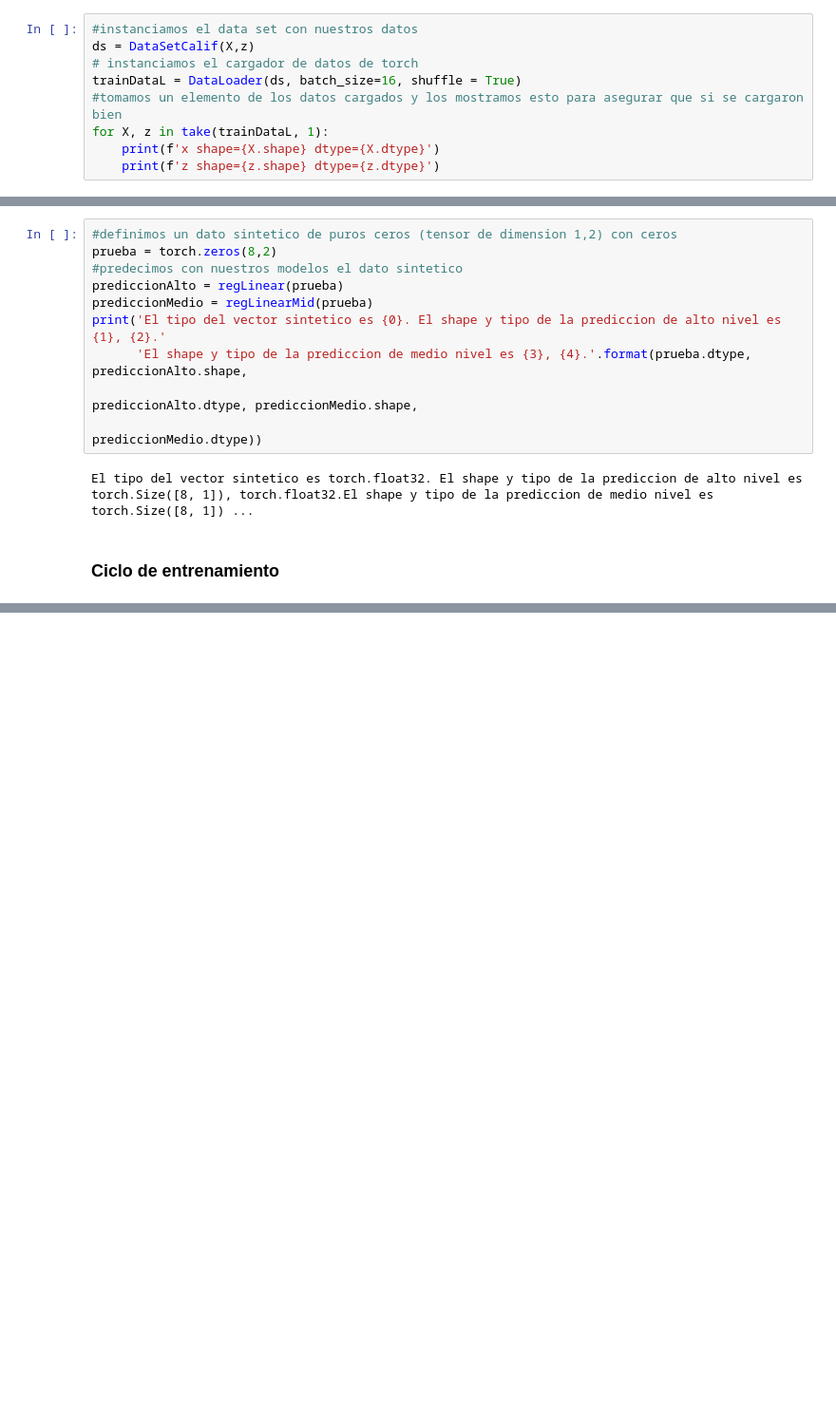
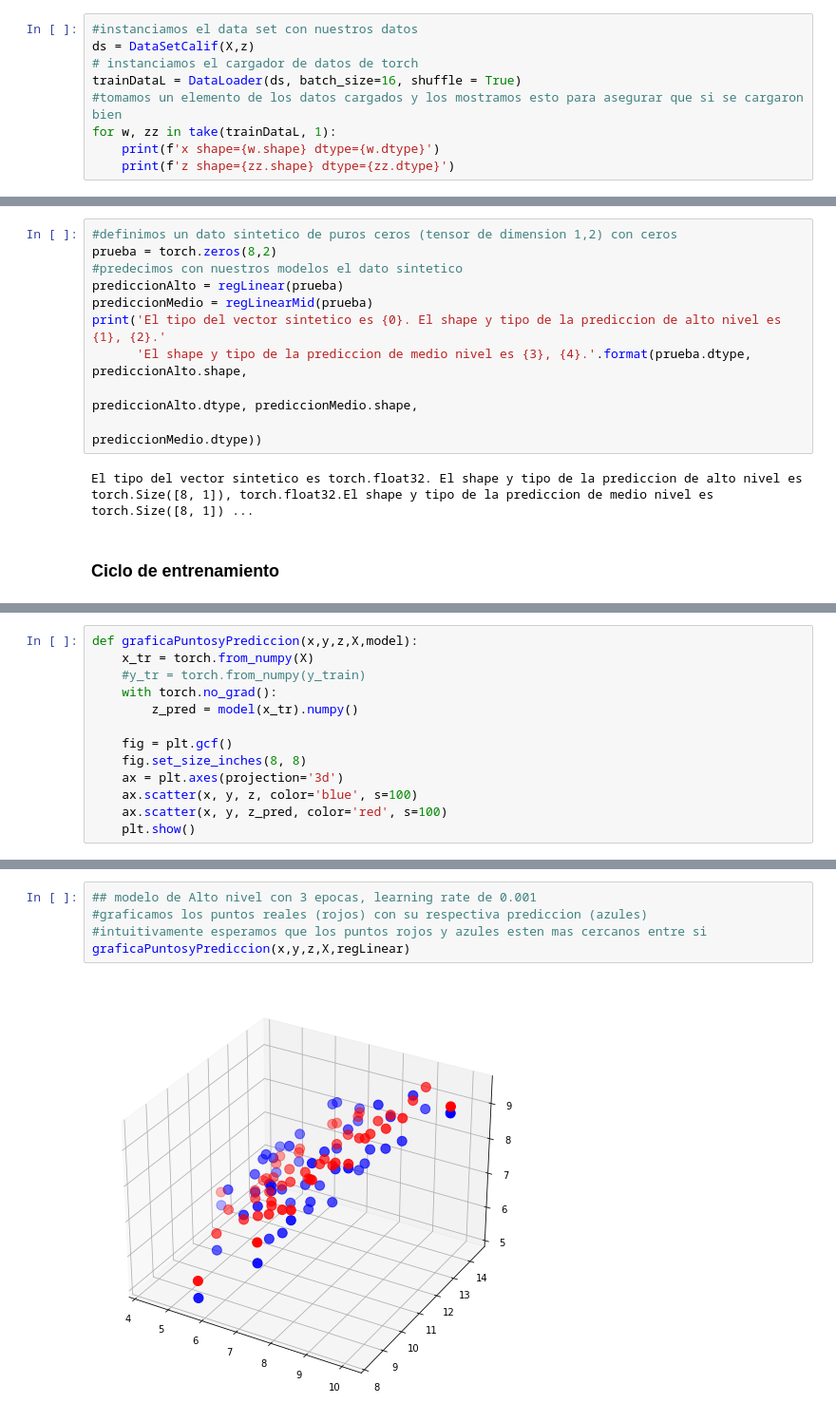
Before and after one commit to Pedri0/DeepLearning_Tarea1, a Jupyter notebook: 3 Regresion Lineal con PyTorch.ipynb, the cells around one changed output, grey strips where cells are left out. Shown at 95% size. Cells and saved outputs as stored; diff of their text form; blank space fills up the shorter version.

```diff
--- a/3 Regresion Lineal con PyTorch.ipynb
+++ b/3 Regresion Lineal con PyTorch.ipynb
@@ -122,9 +122,9 @@ ds = DataSetCalif(X,z)
 # instanciamos el cargador de datos de torch
 trainDataL = DataLoader(ds, batch_size=16, shuffle = True)
 #tomamos un elemento de los datos cargados y los mostramos esto para asegurar que si se cargaron bien
-for X, z in take(trainDataL, 1):
-    print(f'x shape={X.shape} dtype={X.dtype}')
-    print(f'z shape={z.shape} dtype={z.dtype}')
+for w, zz in take(trainDataL, 1):
+    print(f'x shape={w.shape} dtype={w.dtype}')
+    print(f'z shape={zz.shape} dtype={zz.dtype}')
 # %% [output]
 x shape=torch.Size([16, 2]) dtype=torch.float32
 z shape=torch.Size([16, 1]) dtype=torch.float32
@@ -244,0 +240,13 @@ tensor([-0.4423], requires_grad=True)
+# %%
+def graficaPuntosyPrediccion(x,y,z,X,model):
+    x_tr = torch.from_numpy(X)
+    #y_tr = torch.from_numpy(y_train)
+    with torch.no_grad():
+        z_pred = model(x_tr).numpy()
+
+    fig = plt.gcf()
+    fig.set_size_inches(8, 8)
+    ax = plt.axes(projection='3d')
+    ax.scatter(x, y, z, color='blue', s=100)
+    ax.scatter(x, y, z_pred, color='red', s=100)
+    plt.show()
@@ -244,0 +279,7 @@ tensor([-0.4423], requires_grad=True)
+# %%
+## modelo de Alto nivel con 3 epocas, learning rate de 0.001
+#graficamos los puntos reales (rojos) con su respectiva prediccion (azules)
+#intuitivamente esperamos que los puntos rojos y azules esten mas cercanos entre si
+graficaPuntosyPrediccion(x,y,z,X,regLinear)
+# %% [output]
+[figure, added]
```
Also changed, not shown: parts of 83 cells of this notebook.
